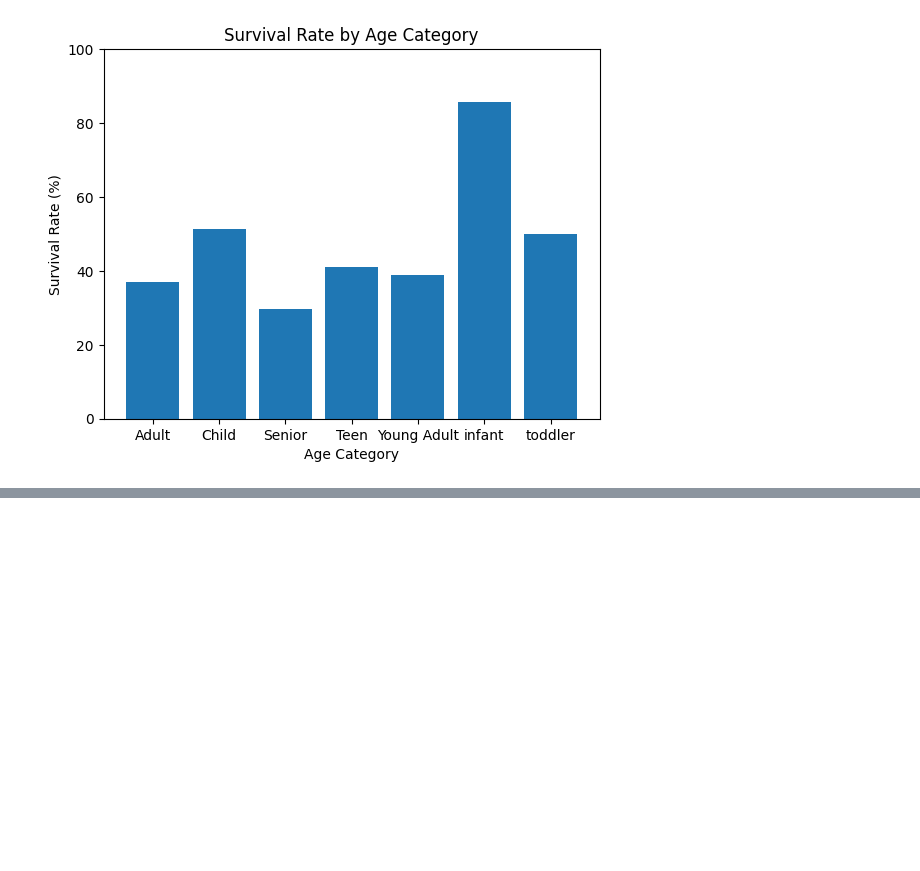
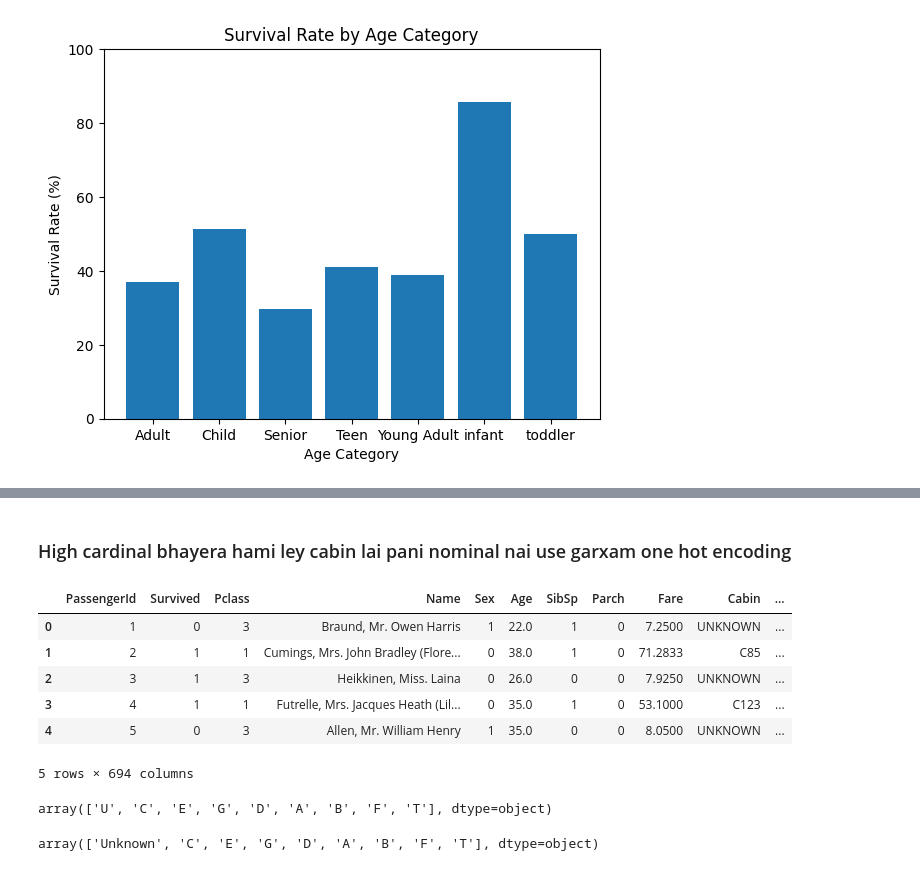
Before and after one commit to Em-Esh-Magar/AI-ML-Learning, a Jupyter notebook: EDA.ipynb, the cells around one changed output, grey strips where cells are left out. Drawn from its saved outputs; the diff is of its cells as text; code cells hidden in the pictures; blank space fills up the shorter version.

```diff
--- a/EDA.ipynb
+++ b/EDA.ipynb
@@ -189,0 +228,2 @@ plt.show()
+# %%
+df.dropna(subset=['Embarked'],inplace=True)  #inplace ley yei variable mai save garxa
@@ -189,0 +278,2 @@ plt.show()
+# %%
+df['Cabin'] = df['Cabin'].fillna('UNKNOWN')
@@ -189,0 +331,2 @@ plt.show()
+# %%
+df['Sex'] = df['Sex'].apply(lambda x:1 if x=='male' else 0)
@@ -189,0 +363,16 @@ plt.show()
+# %% [markdown]
+### High cardinal bhayera hami ley cabin lai pani nominal nai use garxam one hot encoding
+# %%
+# One hot encoding process
+
+df_encoded = pd.get_dummies(df, columns=['Embarked','Ticket'], dtype=int)
+# %%
+df_encoded.head()
+# %% [output]
+|  | PassengerId | Survived | Pclass | Name | Sex | Age | SibSp | Parch | Fare | Cabin | ... |
+| 0 | 1 | 0 | 3 | Braund, Mr. Owen Harris | 1 | 22.0 | 1 | 0 | 7.2500 | UNKNOWN | ... |
+| 1 | 2 | 1 | 1 | Cumings, Mrs. John Bradley (Flore... | 0 | 38.0 | 1 | 0 | 71.2833 | C85 | ... |
+| 2 | 3 | 1 | 3 | Heikkinen, Miss. Laina | 0 | 26.0 | 0 | 0 | 7.9250 | UNKNOWN | ... |
+| 3 | 4 | 1 | 1 | Futrelle, Mrs. Jacques Heath (Lil... | 0 | 35.0 | 1 | 0 | 53.1000 | C123 | ... |
+| 4 | 5 | 0 | 3 | Allen, Mr. William Henry | 1 | 35.0 | 0 | 0 | 8.0500 | UNKNOWN | ... |
+5 rows × 694 columns
@@ -189,0 +383,4 @@ plt.show()
+# %%
+df['Cabin'].unique()
+# %% [output]
+array(['U', 'C', 'E', 'G', 'D', 'A', 'B', 'F', 'T'], dtype=object)
@@ -189,0 +389,4 @@ plt.show()
+# %%
+df['Cabin'].unique()
+# %% [output]
+array(['Unknown', 'C', 'E', 'G', 'D', 'A', 'B', 'F', 'T'], dtype=object)
```
Also changed, not shown: parts of 20 cells of this notebook.
